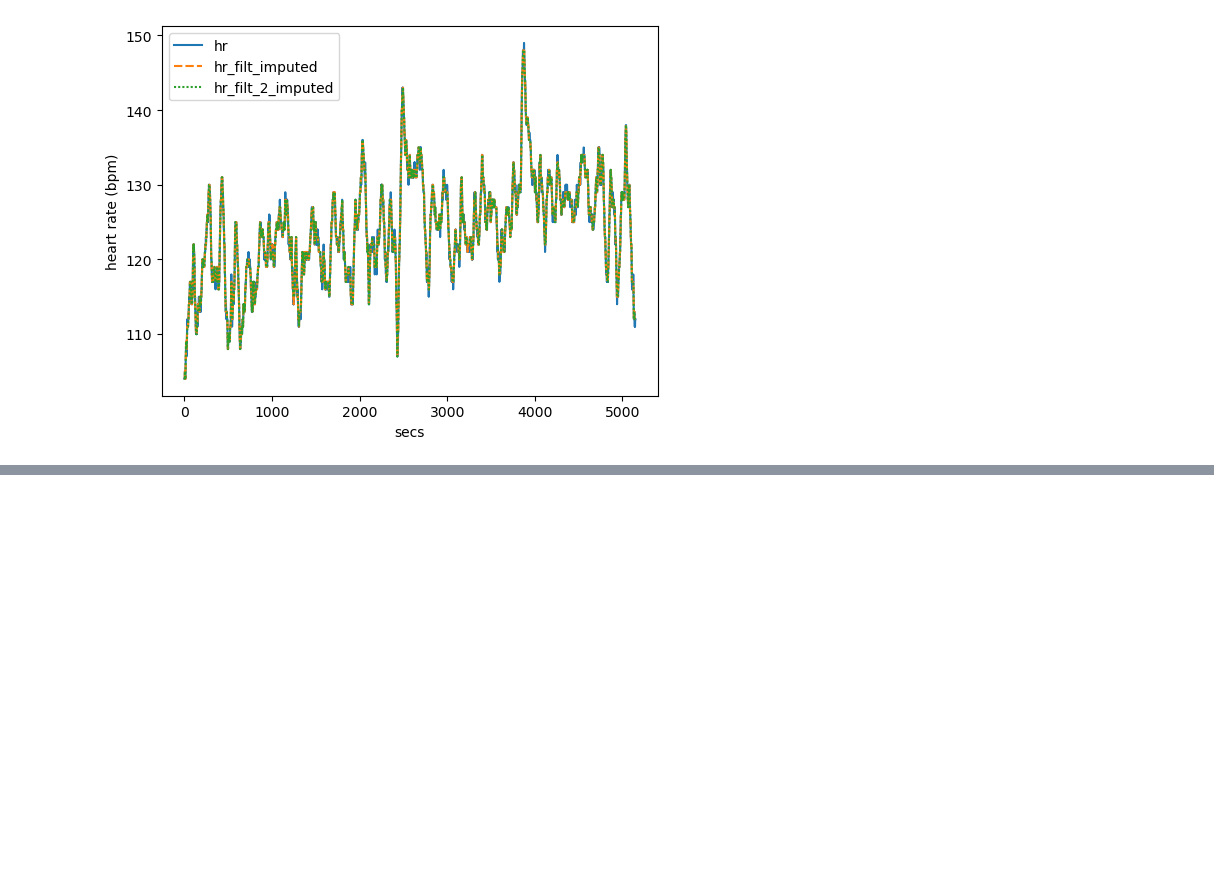
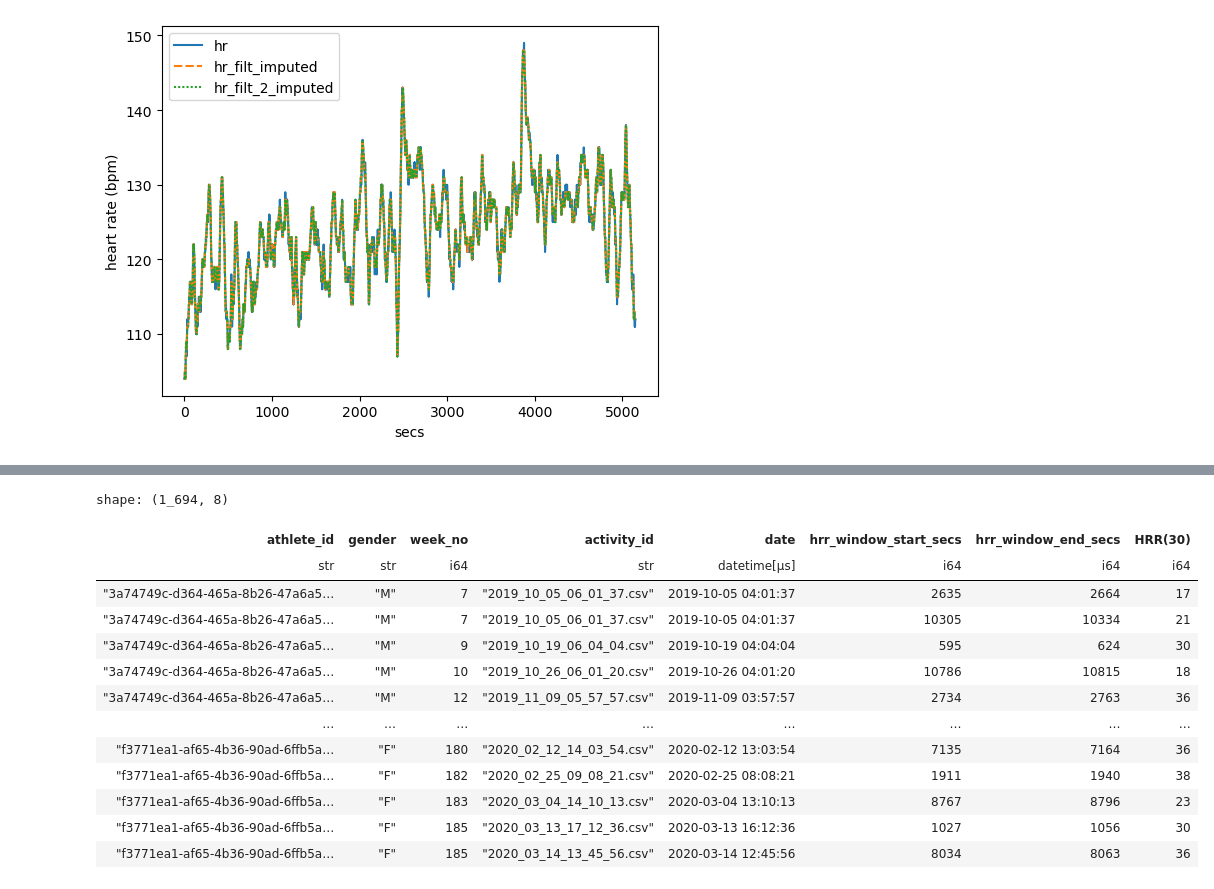
Before and after one commit to HimalKarkal/Golden-Cheetah, a Jupyter notebook: notebooks/not_rabbit_holes.ipynb, the cells around one changed output, grey strips where cells are left out. Saved outputs shown, nothing was run; the diff lists cells and outputs as text; code cells hidden in the pictures; blank space fills up the shorter version.

```diff
--- a/notebooks/not_rabbit_holes.ipynb
+++ b/notebooks/not_rabbit_holes.ipynb
@@ -111,0 +281,45 @@ fig.write_html(r"..\data\interim\single_v_multiple_filtering.html")
+# %%
+# Loading the dataframe containing the athletes' data
+df = pl.read_csv(r"data\processed\df_athletes_final_with_hr.csv")
+# %%
+# Defining a processor function for parallel processing
+
+# Defining constants
+hr_threshold = 0.85
+window_len = 4
+
+
+def processor(row):
+    athlete = Athlete(row["id"])
+    athlete.max_hr = row["max_hr"]
+
+    df_hrr = athlete.process_hrr()
+    df_mmp = athlete.process_mmp(hr_threshold, window_len)
+
+    return [df_hrr, df_mmp]
+# %%
+# Running the processor function in parallel for each athlete
+output_list = Parallel(n_jobs=-1)(
+    delayed(processor)(row) for row in df.iter_rows(named=True)
+)
+
+# Concatenating the results
+output_hrr = pl.concat([result[0] for result in output_list])
+output_mmp = pl.concat([result[1] for result in output_list])
+# %%
+output_hrr
+# %% [output]
+shape: (1_694, 8)
+| athlete_id | gender | week_no | activity_id | date | hrr_window_start_secs | hrr_window_end_secs | HRR(30) |
+| str | str | i64 | str | datetime[μs] | i64 | i64 | i64 |
+| "3a74749c-d364-465a-8b26-47a6a5… | "M" | 7 | "2019_10_05_06_01_37.csv" | 2019-10-05 04:01:37 | 2635 | 2664 | 17 |
+| "3a74749c-d364-465a-8b26-47a6a5… | "M" | 7 | "2019_10_05_06_01_37.csv" | 2019-10-05 04:01:37 | 10305 | 10334 | 21 |
+| "3a74749c-d364-465a-8b26-47a6a5… | "M" | 9 | "2019_10_19_06_04_04.csv" | 2019-10-19 04:04:04 | 595 | 624 | 30 |
+| "3a74749c-d364-465a-8b26-47a6a5… | "M" | 10 | "2019_10_26_06_01_20.csv" | 2019-10-26 04:01:20 | 10786 | 10815 | 18 |
+| "3a74749c-d364-465a-8b26-47a6a5… | "M" | 12 | "2019_11_09_05_57_57.csv" | 2019-11-09 03:57:57 | 2734 | 2763 | 36 |
+| … | … | … | … | … | … | … | … |
+| "f3771ea1-af65-4b36-90ad-6ffb5a… | "F" | 180 | "2020_02_12_14_03_54.csv" | 2020-02-12 13:03:54 | 7135 | 7164 | 36 |
+| "f3771ea1-af65-4b36-90ad-6ffb5a… | "F" | 182 | "2020_02_25_09_08_21.csv" | 2020-02-25 08:08:21 | 1911 | 1940 | 38 |
+| "f3771ea1-af65-4b36-90ad-6ffb5a… | "F" | 183 | "2020_03_04_14_10_13.csv" | 2020-03-04 13:10:13 | 8767 | 8796 | 23 |
+| "f3771ea1-af65-4b36-90ad-6ffb5a… | "F" | 185 | "2020_03_13_17_12_36.csv" | 2020-03-13 16:12:36 | 1027 | 1056 | 30 |
+| "f3771ea1-af65-4b36-90ad-6ffb5a… | "F" | 185 | "2020_03_14_13_45_56.csv" | 2020-03-14 12:45:56 | 8034 | 8063 | 36 |
```
Also changed, not shown: parts of 40 cells of this notebook, 11 other files.
